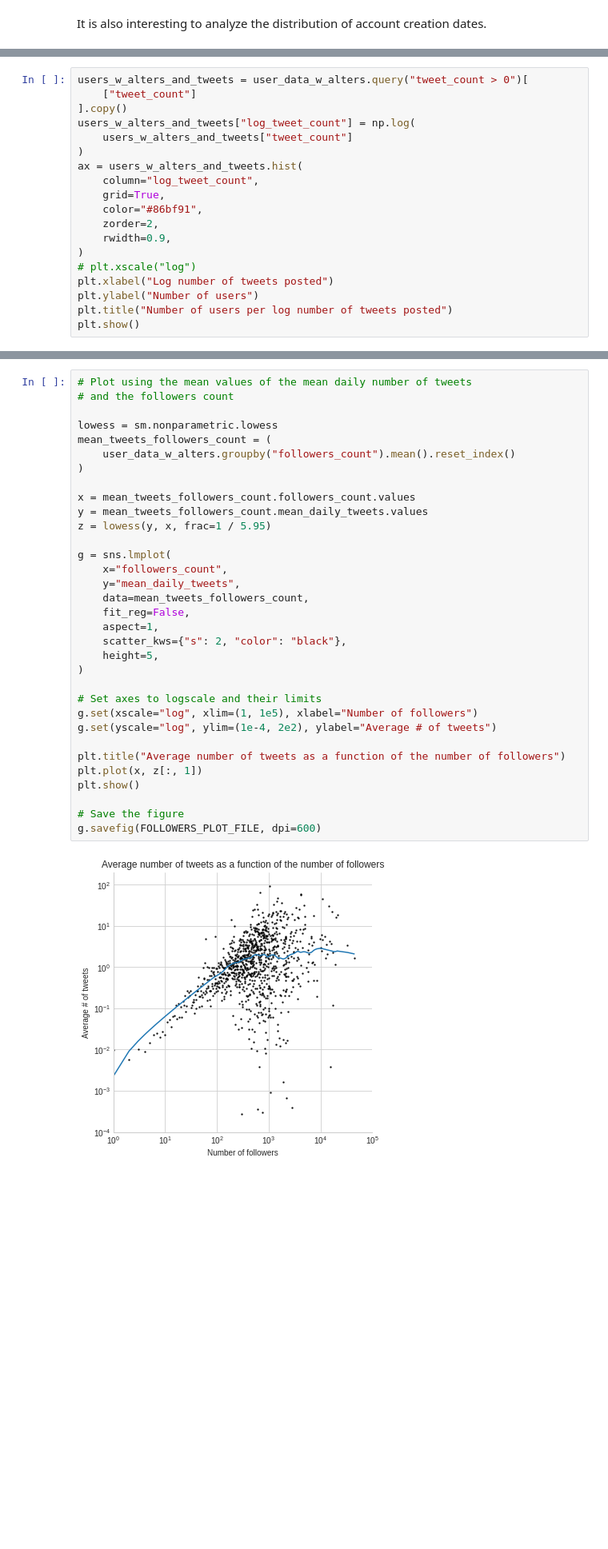
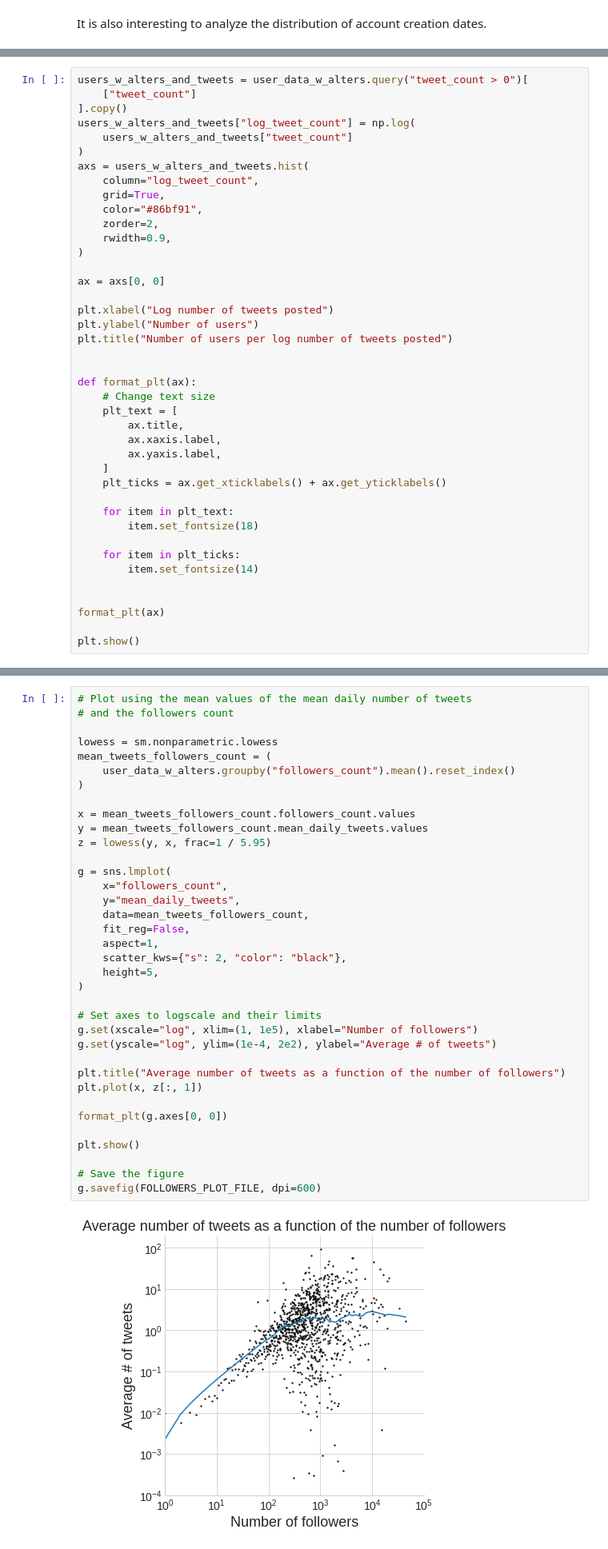
Before and after one commit to epfl-ada/ada-2020-project-milestone-p3-p3_datart, a Jupyter notebook: creative_extension.ipynb, the cells around one changed output, grey strips where cells are left out. Shown at 80% size. Cells and saved outputs as stored; diff of their text form; blank space fills up the shorter version.

Commit message:
Update plots

```diff
--- a/creative_extension.ipynb
+++ b/creative_extension.ipynb
@@ -938,16 +938,38 @@ users_w_alters_and_tweets = user_data_w_alters.query("tweet_count > 0")[
 users_w_alters_and_tweets["log_tweet_count"] = np.log(
     users_w_alters_and_tweets["tweet_count"]
 )
-ax = users_w_alters_and_tweets.hist(
+axs = users_w_alters_and_tweets.hist(
     column="log_tweet_count",
     grid=True,
     color="#86bf91",
     zorder=2,
     rwidth=0.9,
 )
-# plt.xscale("log")
+
+ax = axs[0, 0]
+
 plt.xlabel("Log number of tweets posted")
 plt.ylabel("Number of users")
 plt.title("Number of users per log number of tweets posted")
+
+
+def format_plt(ax):
+    # Change text size
+    plt_text = [
+        ax.title,
+        ax.xaxis.label,
+        ax.yaxis.label,
+    ]
+    plt_ticks = ax.get_xticklabels() + ax.get_yticklabels()
+
+    for item in plt_text:
+        item.set_fontsize(18)
+
+    for item in plt_ticks:
+        item.set_fontsize(14)
+
+
+format_plt(ax)
+
 plt.show()
 # %% [output]
@@ -999,34 +1021,37 @@ Let's start with the average number of tweets as a function of the number of fol
 lowess = sm.nonparametric.lowess
 mean_tweets_followers_count = (
     user_data_w_alters.groupby("followers_count").mean().reset_index()
 )
 
 x = mean_tweets_followers_count.followers_count.values
 y = mean_tweets_followers_count.mean_daily_tweets.values
 z = lowess(y, x, frac=1 / 5.95)
 
 g = sns.lmplot(
     x="followers_count",
     y="mean_daily_tweets",
     data=mean_tweets_followers_count,
     fit_reg=False,
     aspect=1,
     scatter_kws={"s": 2, "color": "black"},
     height=5,
 )
 
 # Set axes to logscale and their limits
 g.set(xscale="log", xlim=(1, 1e5), xlabel="Number of followers")
 g.set(yscale="log", ylim=(1e-4, 2e2), ylabel="Average # of tweets")
 
 plt.title("Average number of tweets as a function of the number of followers")
 plt.plot(x, z[:, 1])
+
+format_plt(g.axes[0, 0])
+
 plt.show()
 
 # Save the figure
 g.savefig(FOLLOWERS_PLOT_FILE, dpi=600)
 # %% [output]
-[figure, old version]
+[figure, new version]
 # %%
 # Plot using the mean values of the mean daily number of tweets
 # and the followees count
```
Also changed, not shown: parts of 16 cells of this notebook, 3 other files.
